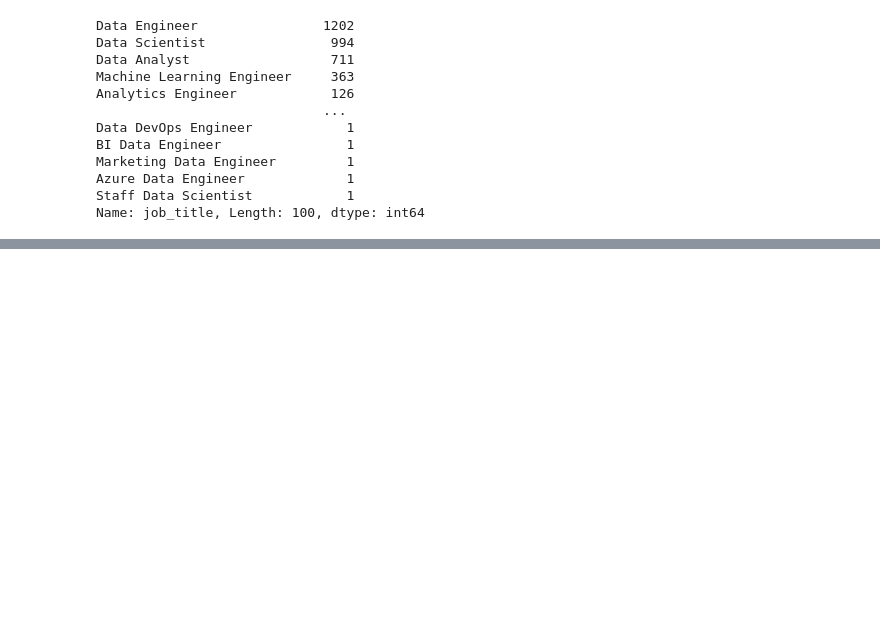
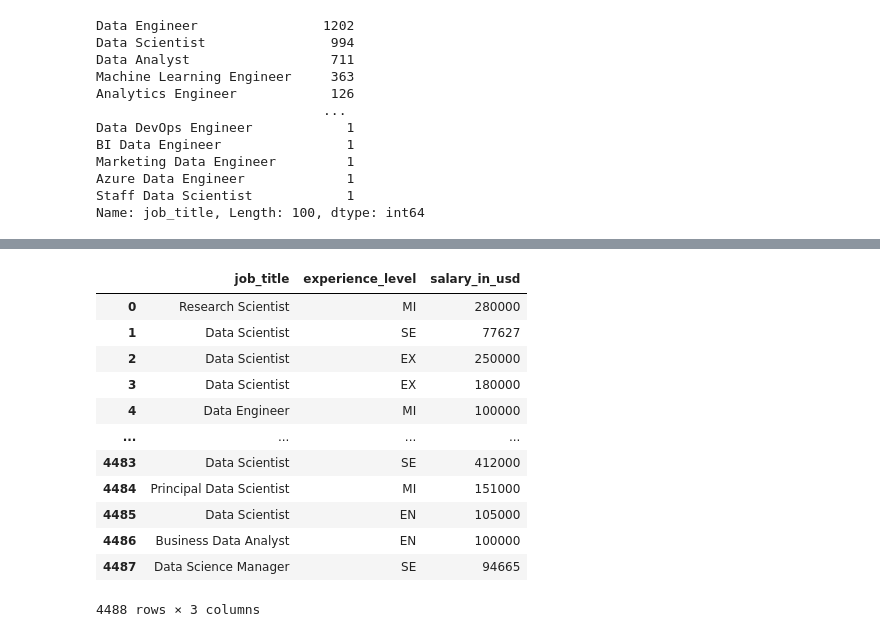
Before and after one commit to honhanbao/PowerBI-Python_Data-Science-Jobs-Salaries, a Jupyter notebook: salaries.ipynb, the cells around one changed output, grey strips where cells are left out. Cells and saved outputs as stored; diff of their text form; code cells hidden in the pictures; blank space fills up the shorter version.

```diff
--- a/salaries.ipynb
+++ b/salaries.ipynb
@@ -171,0 +291,17 @@ df['job_title'].value_counts()[:10].plot(kind="barh")
+# %%
+selected_col = ['job_title', 'experience_level', 'salary_in_usd']
+df[selected_col]
+# %% [output]
+|  | job_title | experience_level | salary_in_usd |
+| 0 | Research Scientist | MI | 280000 |
+| 1 | Data Scientist | SE | 77627 |
+| 2 | Data Scientist | EX | 250000 |
+| 3 | Data Scientist | EX | 180000 |
+| 4 | Data Engineer | MI | 100000 |
+| ... | ... | ... | ... |
+| 4483 | Data Scientist | SE | 412000 |
+| 4484 | Principal Data Scientist | MI | 151000 |
+| 4485 | Data Scientist | EN | 105000 |
+| 4486 | Business Data Analyst | EN | 100000 |
+| 4487 | Data Science Manager | SE | 94665 |
+4488 rows × 3 columns
```
Also changed, not shown: parts of 22 cells of this notebook, 3 other files.
